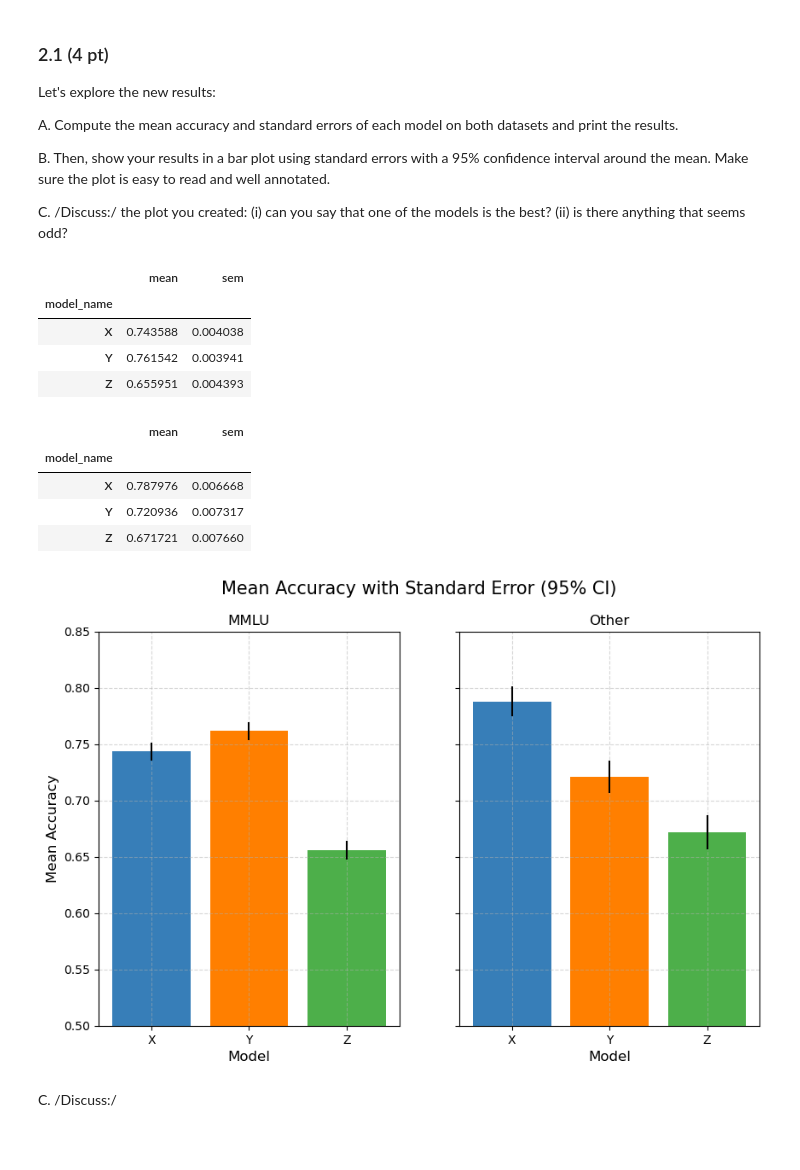
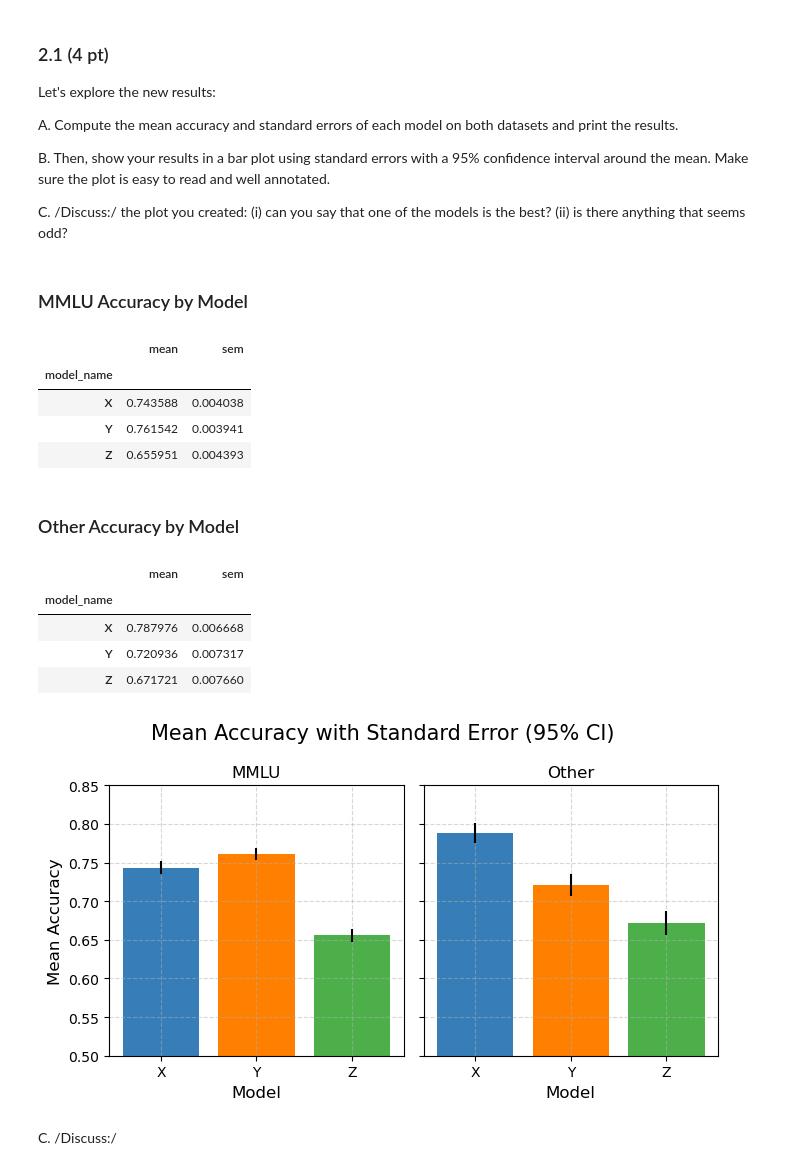
Before and after one commit to Luca-Engel/ADA-H1-Neutrality, a Jupyter notebook: analysis.ipynb, the cells around one changed output. Cells and saved outputs as stored; diff of their text form; code cells hidden in the pictures; blank space fills up the shorter version.

```diff
--- a/analysis.ipynb
+++ b/analysis.ipynb
@@ -376,14 +377,20 @@ C. /Discuss:/ the plot you created: (i) can you say that one of the models is th
 df_mmlu_by_model = df_mmlu.groupby('model_name')['correct'].agg(['mean', 'sem'])
 
 df_other_by_model = df_other.groupby('model_name')['correct'].agg(['mean', 'sem'])
+
+display(Markdown("### MMLU Accuracy by Model"))
 display(df_mmlu_by_model)
+
+display(Markdown("### Other Accuracy by Model"))
 display(df_other_by_model)
 # %% [output]
+### MMLU Accuracy by Model
 |  | mean | sem |
 | model_name |  |  |
 | X | 0.743588 | 0.004038 |
 | Y | 0.761542 | 0.003941 |
 | Z | 0.655951 | 0.004393 |
+### Other Accuracy by Model
 |  | mean | sem |
 | model_name |  |  |
 | X | 0.787976 | 0.006668 |
@@ -392,30 +399,32 @@ display(df_other_by_model)
 # %%
 # B
 errorbars_mmlu= 1.96*(df_mmlu_by_model['sem'])
 errorbars_other = 1.96 * (df_other_by_model['sem'])
 
-fig, (ax1, ax2) = plt.subplots(1,2, sharey=True, figsize = (10,6))
+fig, (ax1, ax2) = plt.subplots(1,2, sharey=True, figsize = (7,4))
 fig.suptitle('Mean Accuracy with Standard Error (95% CI)', fontsize = 15)
 
 ax1.bar(df_mmlu_by_model.index, df_mmlu_by_model['mean'], yerr=errorbars_mmlu, color = ['#377eb8', '#ff7f00', '#4daf4a']) #colorblind friendly
 ax1.set_title('MMLU')
 ax1.set_xlabel('Model', fontsize=12)
 ax1.set_ylabel('Mean Accuracy', fontsize=12)
 ax1.grid(True, linestyle='--', alpha=0.5)
 
 
 ax2.bar(df_other_by_model.index, df_other_by_model['mean'], yerr=errorbars_other, color = ['#377eb8', '#ff7f00', '#4daf4a']) #colorblind friendly
 ax2.set_title('Other')
 ax2.set_xlabel('Model', fontsize=12)
 ax2.set_ylabel('Mean Accuracy', fontsize=12)
 ax2.grid(True, linestyle='--', alpha=0.5)
 
 ax1.set_ylim(0.5, 0.85)
 
 for ax in fig.get_axes():
     ax.label_outer()
+
+plt.tight_layout()
 # %% [output]
-[figure, old version]
+[figure, new version]
 # %% [markdown]
 C. /Discuss:/
 # %% [markdown]
```
Also changed, not shown: parts of 18 cells of this notebook.
